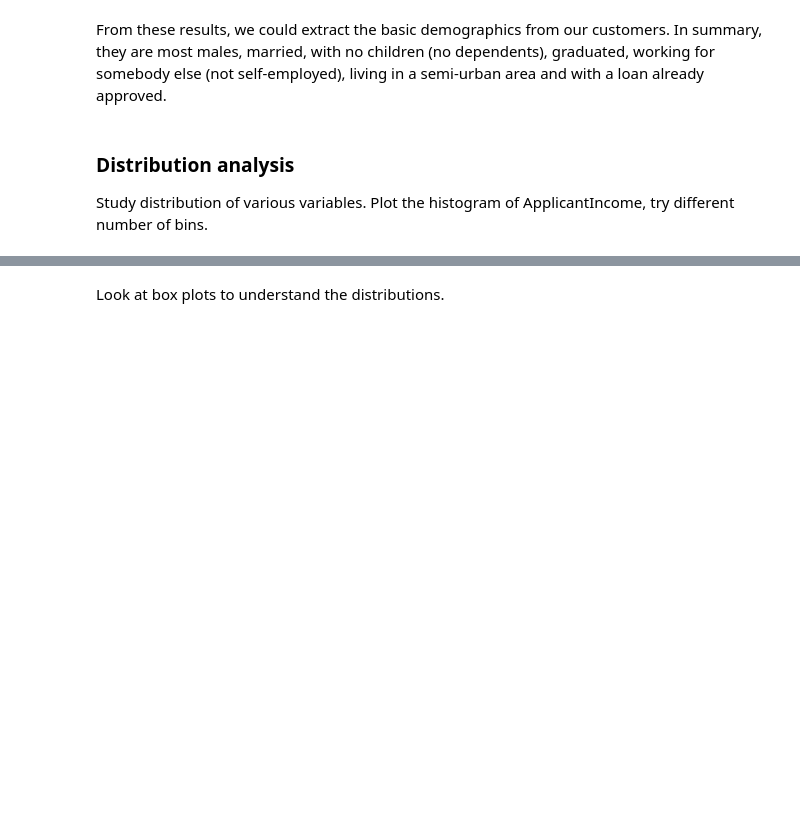
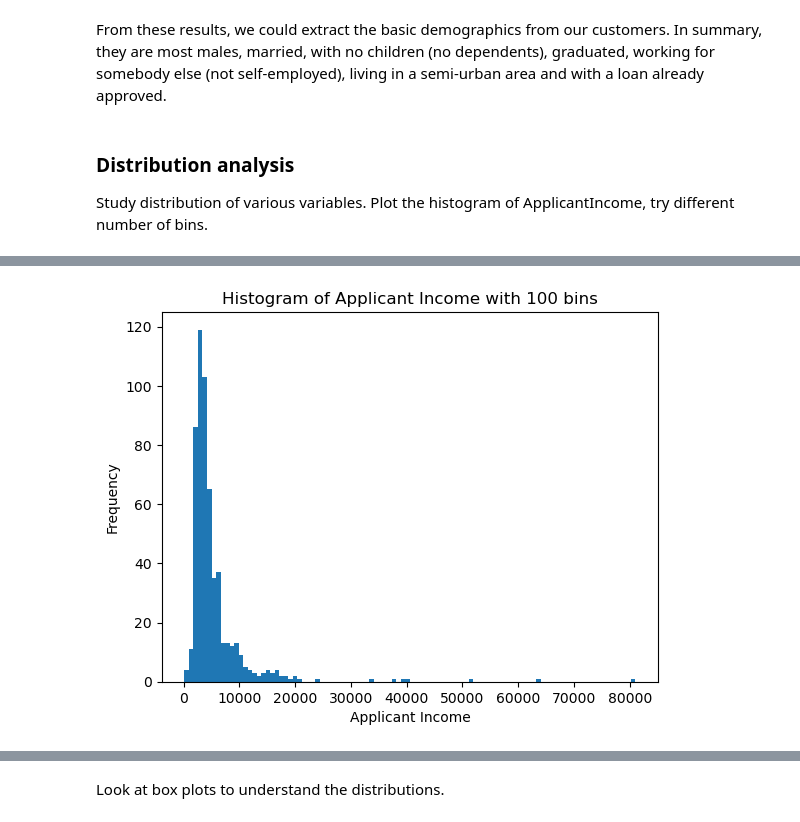
Before and after one commit to rafaelaqfc/Loan-Prediction-Project, a Jupyter notebook: notebooks/instructions.ipynb, the cells around one changed output, grey strips where cells are left out. Cells and saved outputs as stored; diff of their text form; code cells hidden in the pictures; blank space fills up the shorter version.

```diff
--- a/notebooks/instructions.ipynb
+++ b/notebooks/instructions.ipynb
@@ -341,0 +351,9 @@ Study distribution of various variables. Plot the histogram of ApplicantIncome,
+# %%
+# Plotting the histogram of ApplicantIncome with 100 bins
+plt.hist(df_numeric['ApplicantIncome'], bins=100)
+plt.title('Histogram of Applicant Income with 100 bins')
+plt.xlabel('Applicant Income')
+plt.ylabel('Frequency')
+plt.show()
+# %% [output]
+[figure, added]
```
Also changed, not shown: parts of 24 cells of this notebook.
